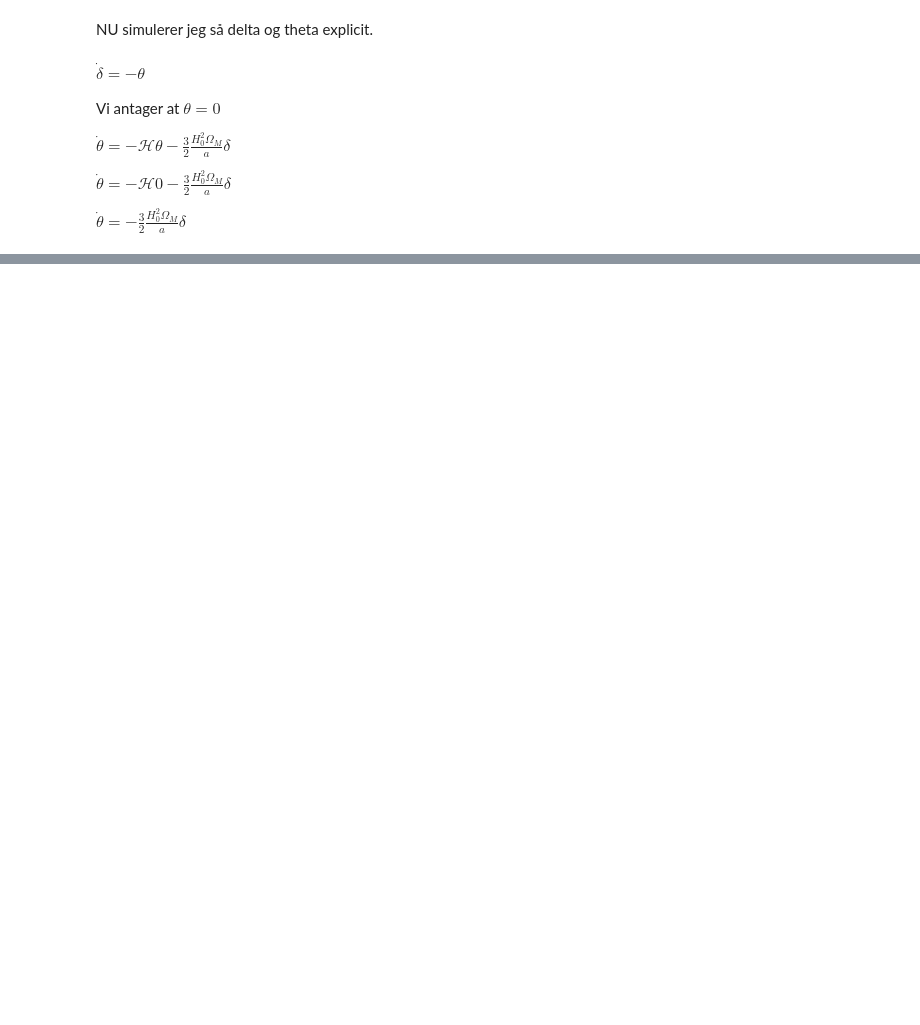
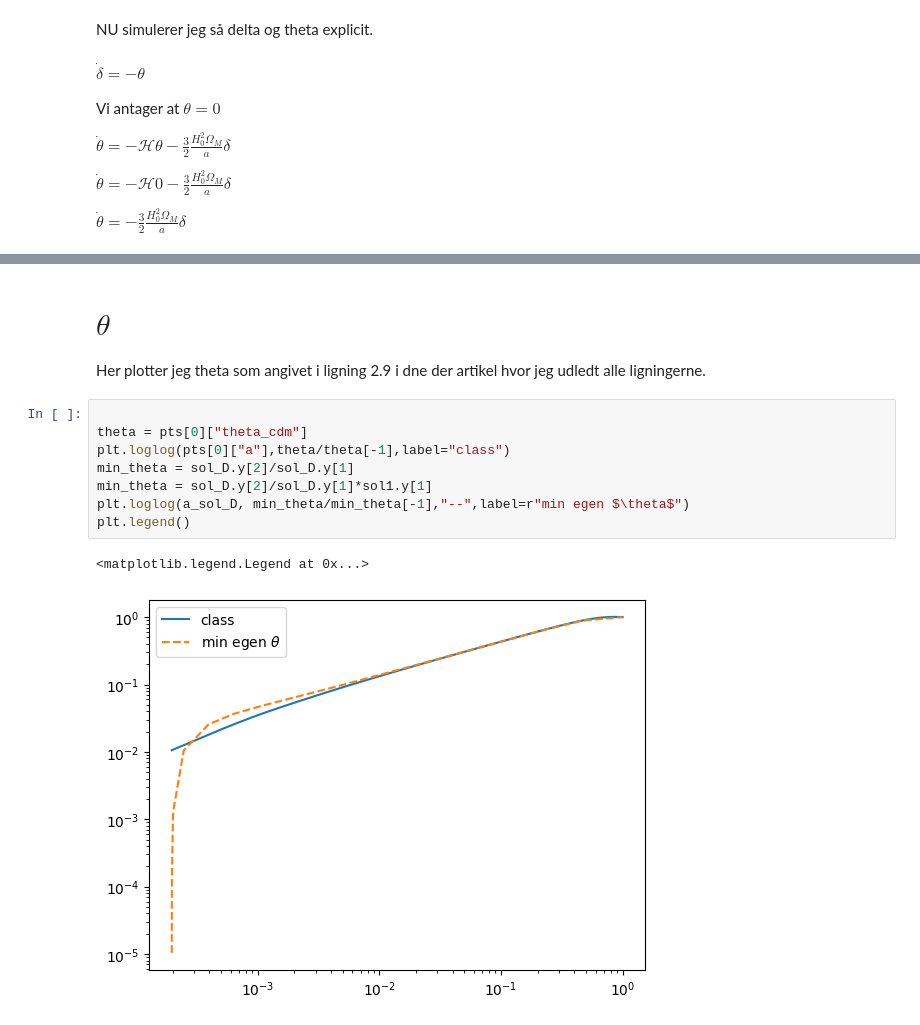
Before and after one commit to eriksteenberg/Power-spectrum-Test, a Jupyter notebook: simulering af cdm uden cs .ipynb, the cells around one changed output, grey strips where cells are left out. Cells and saved outputs as stored; diff of their text form; blank space fills up the shorter version.

```diff
--- a/simulering af cdm uden cs .ipynb
+++ b/simulering af cdm uden cs .ipynb
@@ -234,6 +229,20 @@ plt.xlabel("a")
 Text(0.5, 0, 'a')
 [figure]
 [figure]
+# %% [markdown]
+# $\theta$
+Her plotter jeg theta som angivet i ligning 2.9 i dne der artikel hvor jeg udledt alle ligningerne.
+# %%
+
+theta = pts[0]["theta_cdm"]
+plt.loglog(pts[0]["a"],theta/theta[-1],label="class")
+min_theta = sol_D.y[2]/sol_D.y[1]
+min_theta = sol_D.y[2]/sol_D.y[1]*sol1.y[1]
+plt.loglog(a_sol_D, min_theta/min_theta[-1],"--",label=r"min egen $\theta$")
+plt.legend()
+# %% [output]
+<matplotlib.legend.Legend at 0x...>
+[figure, added]
 # %%
 
 a2 = sol2.y[0]
```
Also changed, not shown: parts of 12 cells of this notebook.
